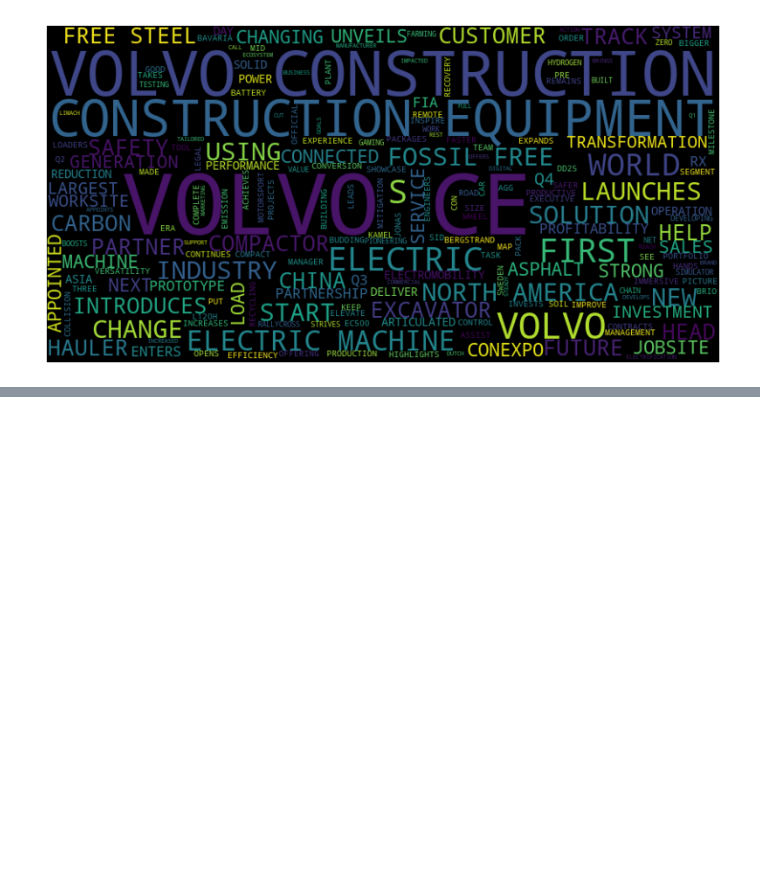
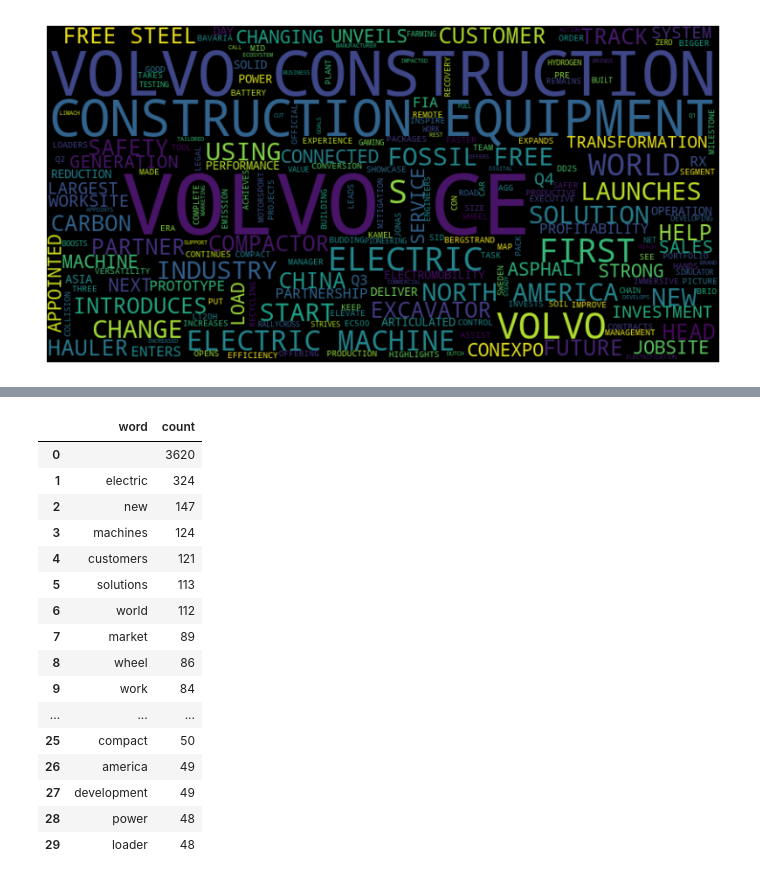
Before and after one commit to CE-MarketSensing/ConstructionEquipment, a Jupyter notebook: textmining/volvo_6month.ipynb, the cells around one changed output, grey strips where cells are left out. Cells and saved outputs as stored; diff of their text form; code cells hidden in the pictures; blank space fills up the shorter version.

```diff
--- a/textmining/volvo_6month.ipynb
+++ b/textmining/volvo_6month.ipynb
@@ -442,0 +505,4 @@ plt.show()
+# %%
+c = Counter(filtered_title)
+word_df = pd.DataFrame(c.most_common(), columns=['word', 'count']);
+word_df
@@ -442,0 +523,20 @@ plt.show()
+# %%
+word_df.head(30)
+# %% [output]
+|  | word | count |
+| 0 |  | 3620 |
+| 1 | electric | 324 |
+| 2 | new | 147 |
+| 3 | machines | 124 |
+| 4 | customers | 121 |
+| 5 | solutions | 113 |
+| 6 | world | 112 |
+| 7 | market | 89 |
+| 8 | wheel | 86 |
+| 9 | work | 84 |
+| ... | ... | ... |
+| 25 | compact | 50 |
+| 26 | america | 49 |
+| 27 | development | 49 |
+| 28 | power | 48 |
+| 29 | loader | 48 |
```
Also changed, not shown: parts of 18 cells of this notebook.
